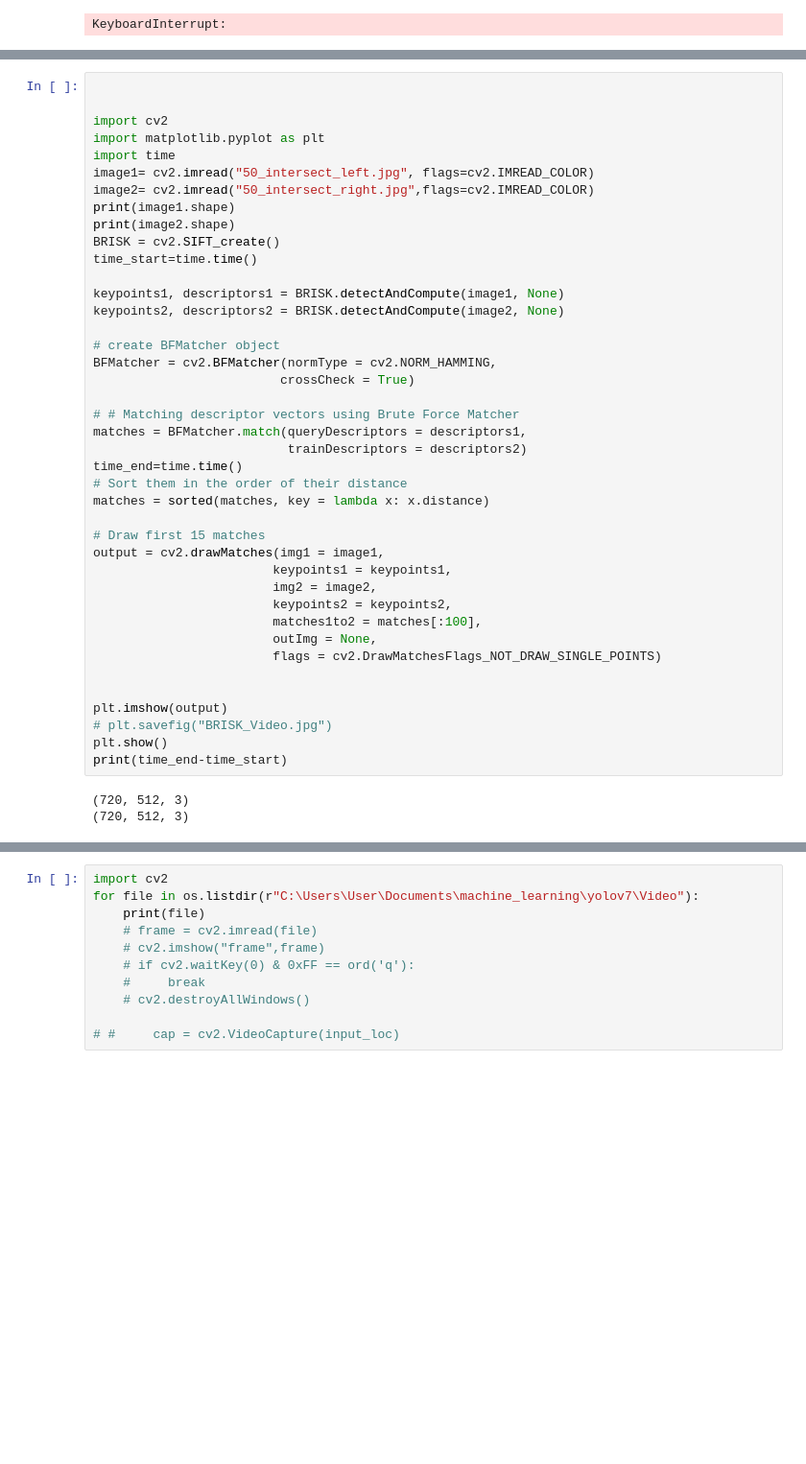
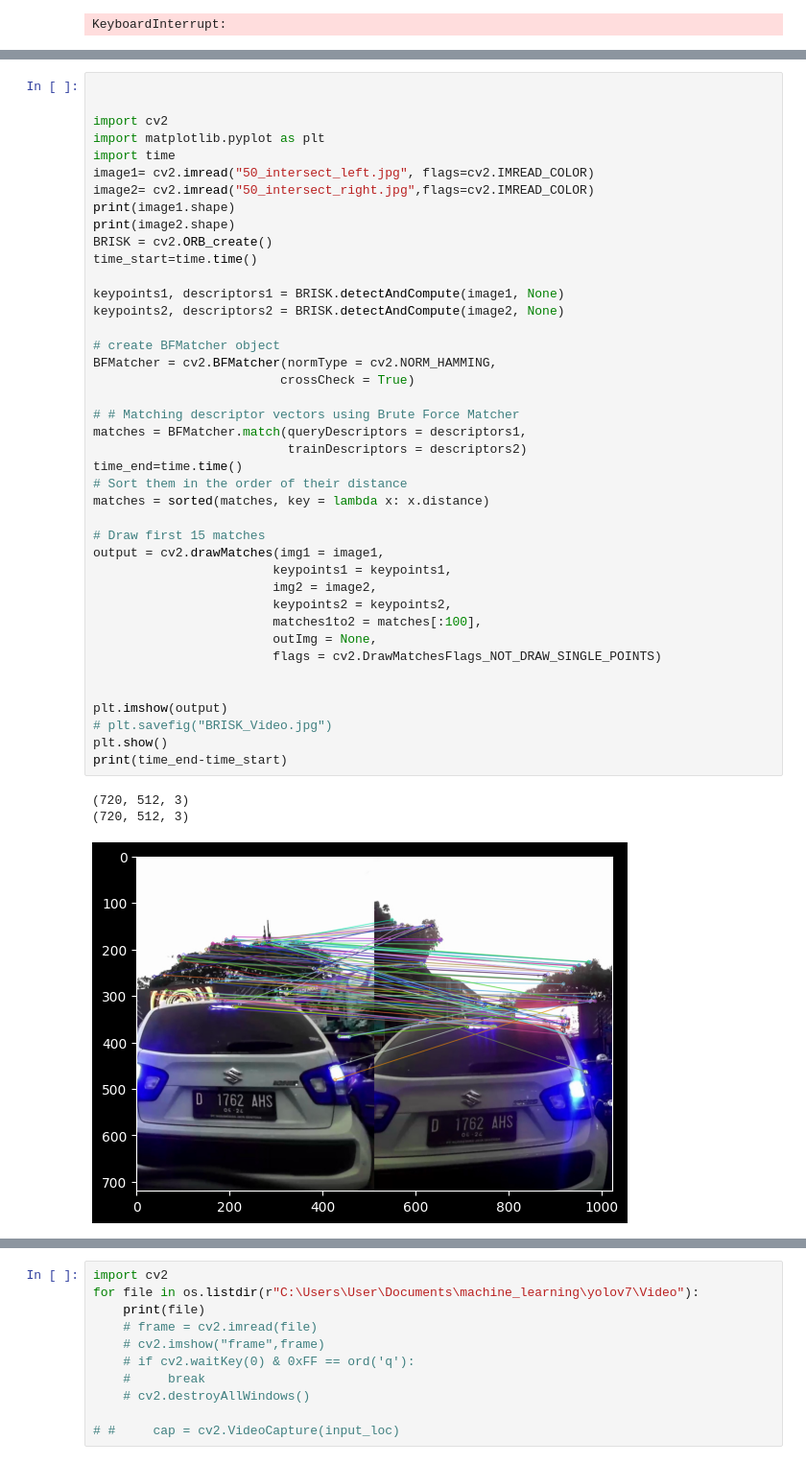
Before and after one commit to ChanifRusydi/machine_learning, a Jupyter notebook: image_stitching.ipynb, the cells around one changed output, grey strips where cells are left out. Shown at 96% size. Saved outputs shown, nothing was run; the diff lists cells and outputs as text; blank space fills up the shorter version.

Commit message:
working on image stitching

```diff
--- a/image_stitching.ipynb
+++ b/image_stitching.ipynb
@@ -577,37 +559,38 @@ image1= cv2.imread("50_intersect_left.jpg", flags=cv2.IMREAD_COLOR)
 image2= cv2.imread("50_intersect_right.jpg",flags=cv2.IMREAD_COLOR)
 print(image1.shape)
 print(image2.shape)
-BRISK = cv2.SIFT_create()
+BRISK = cv2.ORB_create()
 time_start=time.time()
 
 keypoints1, descriptors1 = BRISK.detectAndCompute(image1, None)
 keypoints2, descriptors2 = BRISK.detectAndCompute(image2, None)
 
 # create BFMatcher object
 BFMatcher = cv2.BFMatcher(normType = cv2.NORM_HAMMING,
                          crossCheck = True)
 
 # # Matching descriptor vectors using Brute Force Matcher
 matches = BFMatcher.match(queryDescriptors = descriptors1,
                           trainDescriptors = descriptors2)
 time_end=time.time()
 # Sort them in the order of their distance
 matches = sorted(matches, key = lambda x: x.distance)
 
 # Draw first 15 matches
 output = cv2.drawMatches(img1 = image1,
                         keypoints1 = keypoints1,
                         img2 = image2,
                         keypoints2 = keypoints2,
                         matches1to2 = matches[:100],
                         outImg = None,
                         flags = cv2.DrawMatchesFlags_NOT_DRAW_SINGLE_POINTS)
 
 
 plt.imshow(output)
 # plt.savefig("BRISK_Video.jpg")
 plt.show()
 print(time_end-time_start)
 # %% [output]
 (720, 512, 3)
 (720, 512, 3)
+[figure, added]
```
Also changed, not shown: parts of 5 cells of this notebook, 3 other files.
